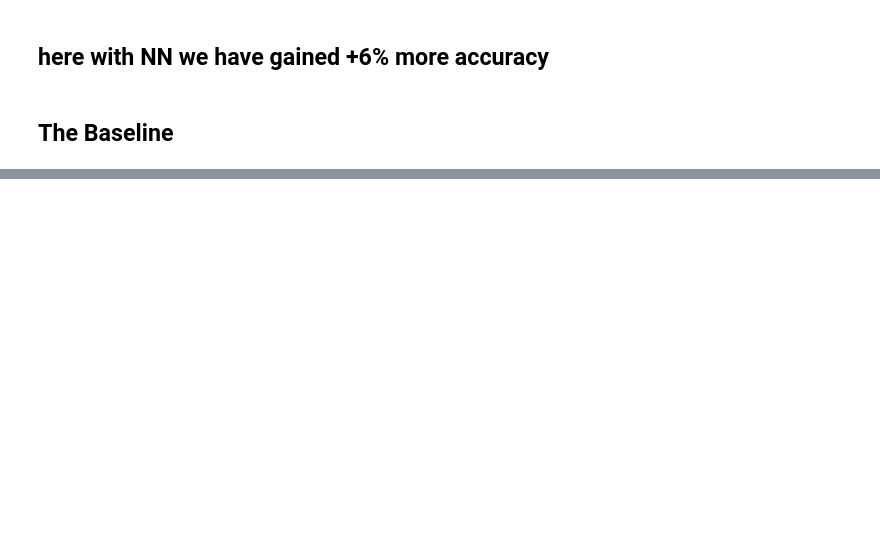
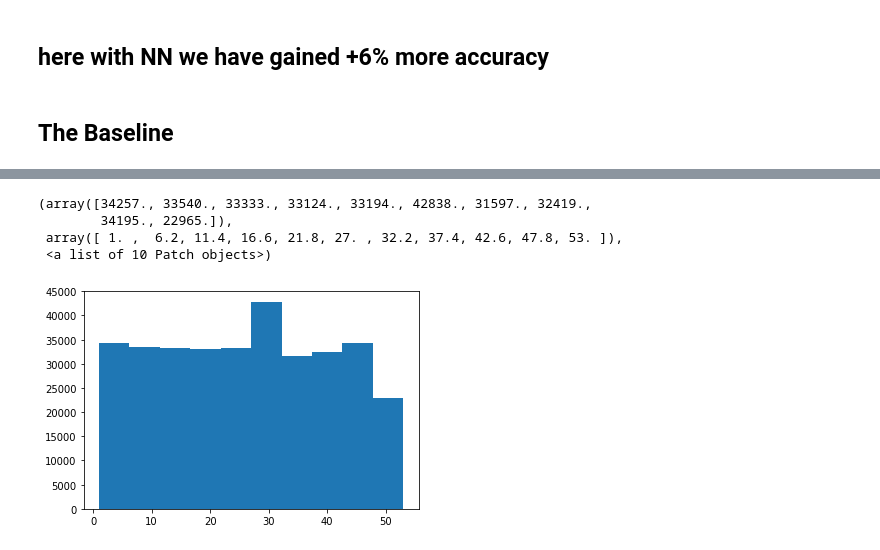
Before and after one commit to ZeadAlkhonein/Kickstarter, a Jupyter notebook: Kickstarter.ipynb, the cells around one changed output, grey strips where cells are left out. Saved outputs shown, nothing was run; the diff lists cells and outputs as text; code cells hidden in the pictures; blank space fills up the shorter version.

```diff
--- a/Kickstarter.ipynb
+++ b/Kickstarter.ipynb
@@ -1197,0 +1306,8 @@ dtype: float64
+# %%
+new_df.launched.dt.weekofyear
+# %% [output]
+(array([34257., 33540., 33333., 33124., 33194., 42838., 31597., 32419.,
+        34195., 22965.]),
+ array([ 1. ,  6.2, 11.4, 16.6, 21.8, 27. , 32.2, 37.4, 42.6, 47.8, 53. ]),
+ <a list of 10 Patch objects>)
+[figure, added]
```
Also changed, not shown: parts of 20 cells of this notebook.
